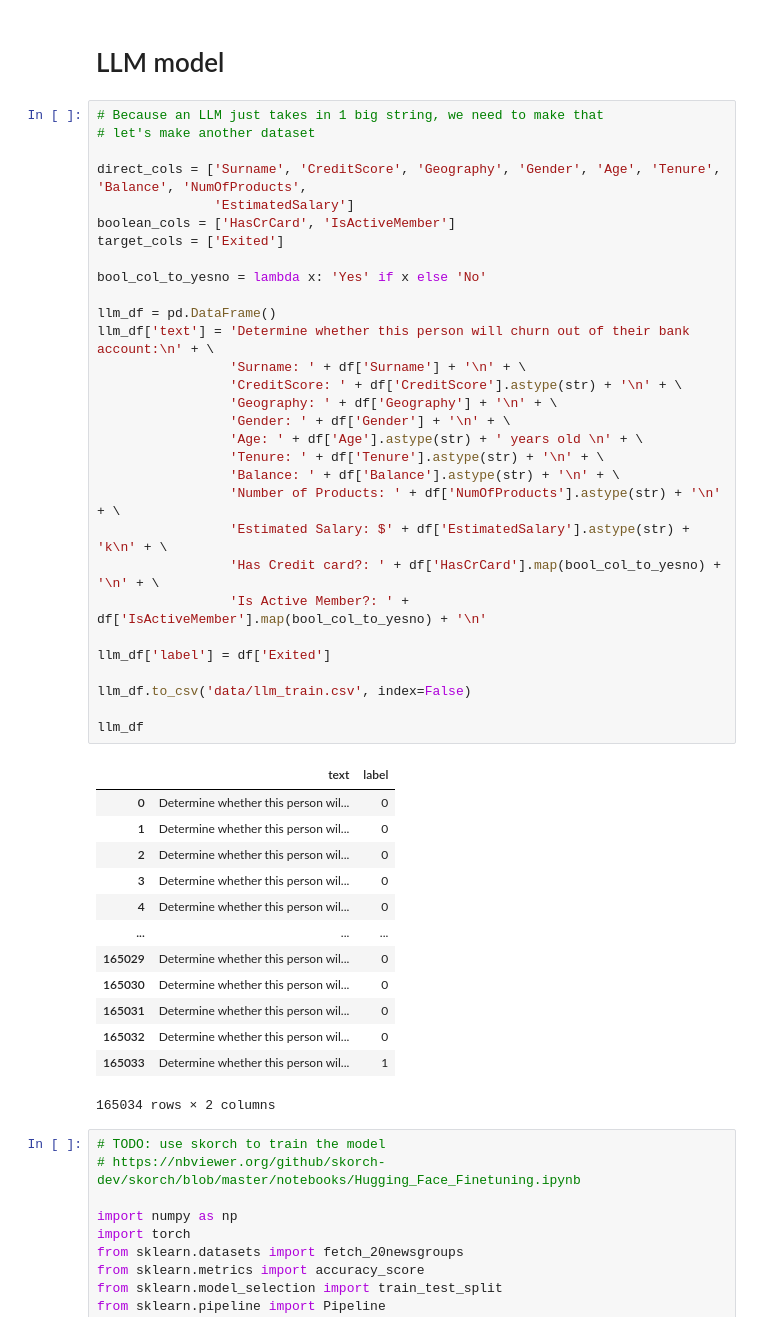
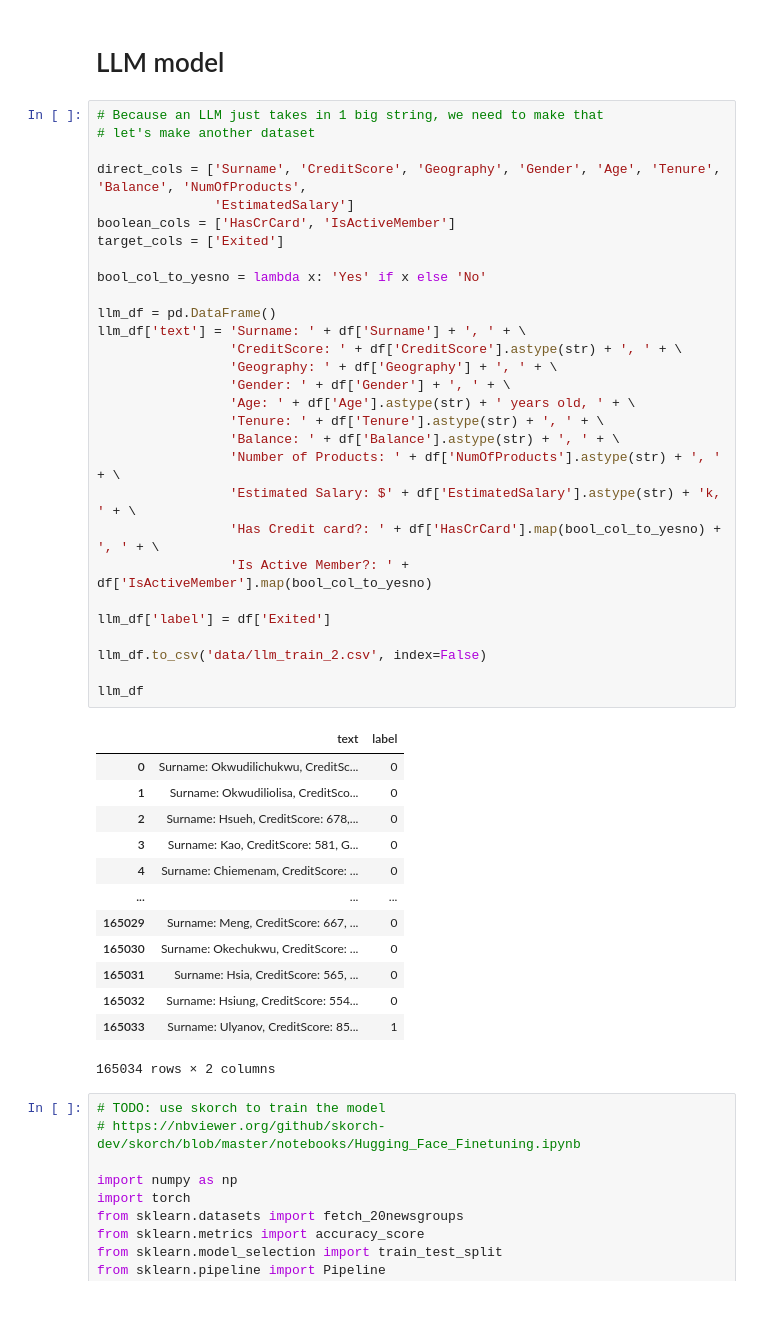
Before and after one commit to kevin51jiang/msci-546-project, a Jupyter notebook: llmClassification.ipynb, the cells around one changed output. Drawn from its saved outputs; the diff is of its cells as text.

```diff
--- a/llmClassification.ipynb
+++ b/llmClassification.ipynb
@@ -215,46 +207,45 @@ for column in X.columns:
 # %%
 # Because an LLM just takes in 1 big string, we need to make that
 # let's make another dataset
 
 direct_cols = ['Surname', 'CreditScore', 'Geography', 'Gender', 'Age', 'Tenure', 'Balance', 'NumOfProducts',
                'EstimatedSalary']
 boolean_cols = ['HasCrCard', 'IsActiveMember']
 target_cols = ['Exited']
 
 bool_col_to_yesno = lambda x: 'Yes' if x else 'No'
 
 llm_df = pd.DataFrame()
-llm_df['text'] = 'Determine whether this person will churn out of their bank account:\n' + \
-                 'Surname: ' + df['Surname'] + '\n' + \
-                 'CreditScore: ' + df['CreditScore'].astype(str) + '\n' + \
-                 'Geography: ' + df['Geography'] + '\n' + \
-                 'Gender: ' + df['Gender'] + '\n' + \
-                 'Age: ' + df['Age'].astype(str) + ' years old \n' + \
-                 'Tenure: ' + df['Tenure'].astype(str) + '\n' + \
-                 'Balance: ' + df['Balance'].astype(str) + '\n' + \
-                 'Number of Products: ' + df['NumOfProducts'].astype(str) + '\n' + \
-                 'Estimated Salary: $' + df['EstimatedSalary'].astype(str) + 'k\n' + \
-                 'Has Credit card?: ' + df['HasCrCard'].map(bool_col_to_yesno) + '\n' + \
-                 'Is Active Member?: ' + df['IsActiveMember'].map(bool_col_to_yesno) + '\n'
+llm_df['text'] = 'Surname: ' + df['Surname'] + ', ' + \
+                 'CreditScore: ' + df['CreditScore'].astype(str) + ', ' + \
+                 'Geography: ' + df['Geography'] + ', ' + \
+                 'Gender: ' + df['Gender'] + ', ' + \
+                 'Age: ' + df['Age'].astype(str) + ' years old, ' + \
+                 'Tenure: ' + df['Tenure'].astype(str) + ', ' + \
+                 'Balance: ' + df['Balance'].astype(str) + ', ' + \
+                 'Number of Products: ' + df['NumOfProducts'].astype(str) + ', ' + \
+                 'Estimated Salary: $' + df['EstimatedSalary'].astype(str) + 'k, ' + \
+                 'Has Credit card?: ' + df['HasCrCard'].map(bool_col_to_yesno) + ', ' + \
+                 'Is Active Member?: ' + df['IsActiveMember'].map(bool_col_to_yesno)
 
 llm_df['label'] = df['Exited']
 
-llm_df.to_csv('data/llm_train.csv', index=False)
+llm_df.to_csv('data/llm_train_2.csv', index=False)
 
 llm_df
 # %% [output]
 |  | text | label |
-| 0 | Determine whether this person wil... | 0 |
-| 1 | Determine whether this person wil... | 0 |
-| 2 | Determine whether this person wil... | 0 |
-| 3 | Determine whether this person wil... | 0 |
-| 4 | Determine whether this person wil... | 0 |
+| 0 | Surname: Okwudilichukwu, CreditSc... | 0 |
+| 1 | Surname: Okwudiliolisa, CreditSco... | 0 |
+| 2 | Surname: Hsueh, CreditScore: 678,... | 0 |
+| 3 | Surname: Kao, CreditScore: 581, G... | 0 |
+| 4 | Surname: Chiemenam, CreditScore: ... | 0 |
 | ... | ... | ... |
-| 165029 | Determine whether this person wil... | 0 |
-| 165030 | Determine whether this person wil... | 0 |
-| 165031 | Determine whether this person wil... | 0 |
-| 165032 | Determine whether this person wil... | 0 |
-| 165033 | Determine whether this person wil... | 1 |
+| 165029 | Surname: Meng, CreditScore: 667, ... | 0 |
+| 165030 | Surname: Okechukwu, CreditScore: ... | 0 |
+| 165031 | Surname: Hsia, CreditScore: 565, ... | 0 |
+| 165032 | Surname: Hsiung, CreditScore: 554... | 0 |
+| 165033 | Surname: Ulyanov, CreditScore: 85... | 1 |
 165034 rows × 2 columns
 # %%
 # TODO: use skorch to train the model
```
Also changed, not shown: parts of 7 cells of this notebook, 1 other file.
